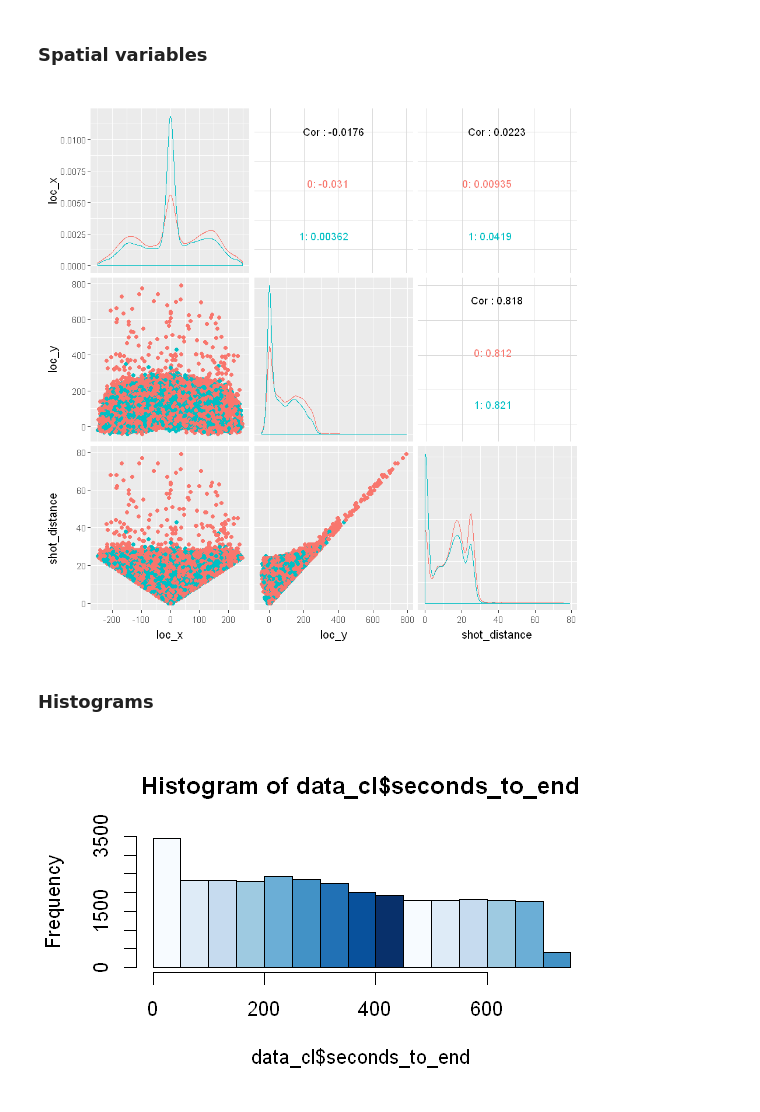
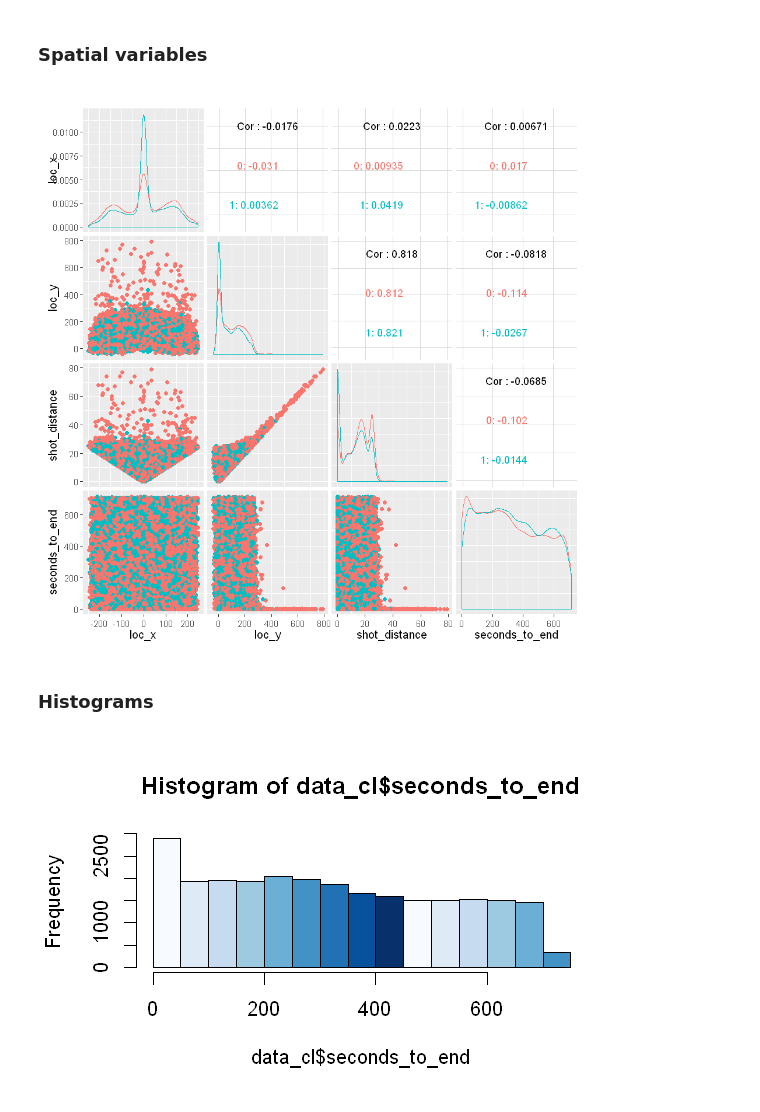
Before and after one commit to brunocalou/Kobe-Bryant-Shot-Selection, a Jupyter notebook: app.ipynb, the cells around one changed output. Drawn from its saved outputs; the diff is of its cells as text; code cells hidden in the pictures.

Commit message:
Finishing up the first part of data visualization

```diff
--- a/app.ipynb
+++ b/app.ipynb
@@ -222,7 +222,7 @@ hist(raw_data$shot_distance, col=blues9)
 ### Data Cleaning
 # %%
 #Remove unnecessary columns. Note that lat and lon are correlated with loc_x and loc_y
-data_cl <- subset(raw_data, select = -c(team_id, lat, lon, game_id, game_event_id, team_name))
+data_cl <- subset(dataframe, select = -c(shot_id, team_id, lat, lon, game_id, game_event_id, team_name, matchup))
 # %% [markdown]
 ## Data Transformation
 # %%
@@ -247,14 +247,14 @@ head(data_cl)
 # %%
 # Scatter matrix of 'loc_x', 'loc_y', 'lat', 'lon', 'shot_distance'
 options(repr.plot.width=8, repr.plot.height=8)
-pm <- ggpairs(dataframe, mapping = aes(color = shot_made_flag), columns = c("loc_x", "loc_y", "shot_distance"))
+pm <- ggpairs(data_cl, mapping = aes(color = shot_made_flag), columns = c("loc_x", "loc_y", "shot_distance", "seconds_to_end"))
 pm
 # %% [output]
-[figure, old version]
+[figure, new version]
 # %% [markdown]
 ### Histograms
 # %%
 options(repr.plot.width=5, repr.plot.height=3)
 hist(data_cl$seconds_to_end, col=blues9)
 # %% [output]
-[figure, old version]
+[figure, new version]
```
Also changed, not shown: parts of 2 cells of this notebook.
